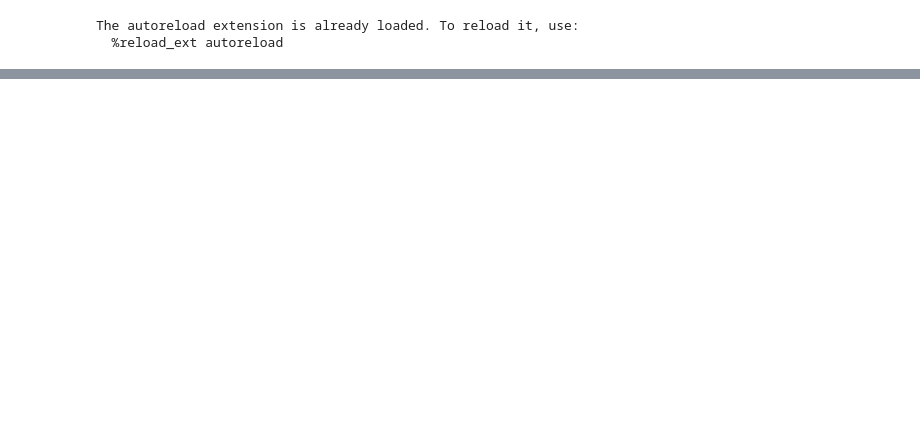
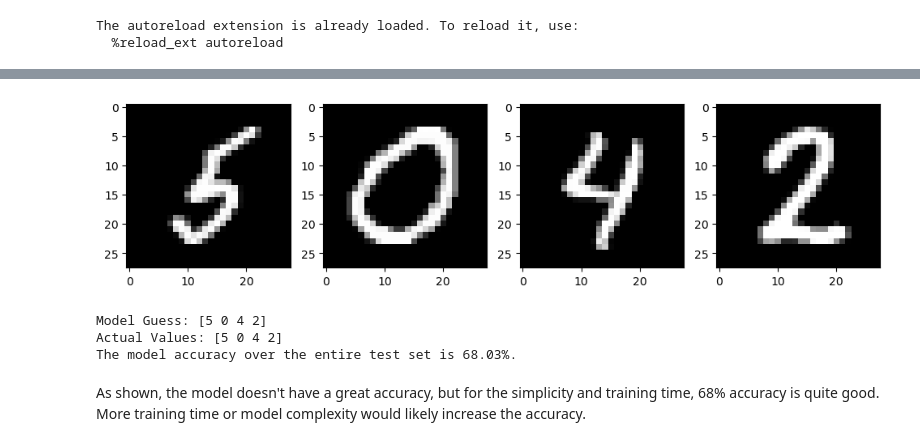
Before and after one commit to bhata-stack/nnfs, a Jupyter notebook: examples/mnist.ipynb, the cells around one changed output, grey strips where cells are left out. Drawn from its saved outputs; the diff is of its cells as text; code cells hidden in the pictures; blank space fills up the shorter version.

Commit message:
Cleaned up files, added optimizers, removed sphinx docs

```diff
--- a/examples/mnist.ipynb
+++ b/examples/mnist.ipynb
@@ -58,11 +63,18 @@ test_image = test_image.copy() / 256
 # %%
 # Set up model with two layers
 layers = [
-    LinearLayer((784), (800)),
-    LinearLayer((800), (10))
+    LinearLayer((784), (128)),
+    LinearLayer((128), (10))
 ]
 
 # Train model
-model = BaseModel(layers, lambda x: x)
-model.train([train_image, train_label_arr], [test_image, test_label_arr], batch_size = 64, epochs = 5)
+model = BaseModel(layers, optimizer = SGD(learning_rate = 3.0))
+model.train(
+    [train_image, train_label_arr],
+    [test_image, test_label_arr],
+    CrossEntropy(),
+    batch_size = 64,
+    epochs = 20,
+    full_test = True
+)
 # %% [output]
@@ -80,5 +106,20 @@ ValueError: Unknown format code 'i' for object of type 'float'
 # %%
 # Check if model can accurately label images
 rand_inds = np.random.choice(train_image.shape[0], 4, replace = False)
 draw_mnist_num(train_image[rand_inds])
-print(np.argmax(model.forward(train_image[rand_inds]), axis=1))
+model_guess = np.argmax(model.forward(train_image[rand_inds]), axis=1)
+actual_val = train_labels[rand_inds]
+print(f"Model Guess: {model_guess}")
+print(f"Actual Values: {actual_val}")
+
+# Find percent accuracy over entire test set
+test_vals = model.forward(test_image)
+test_accuracy = np.count_nonzero(np.argmax(test_vals, axis=1) == test_labels) / test_image.shape[0]
+print(f"The model accuracy over the entire test set is {100 * test_accuracy:.2f}%.")
+# %% [output]
+[figure, added]
+Model Guess: [5 0 4 2]
+Actual Values: [5 0 4 2]
+The model accuracy over the entire test set is 68.03%.
+# %% [markdown]
+As shown, the model doesn't have a great accuracy, but for the simplicity and training time, 68% accuracy is quite good. More training time or model complexity would likely increase the accuracy.
```
Also changed, not shown: parts of 5 cells of this notebook, 9 other files.
